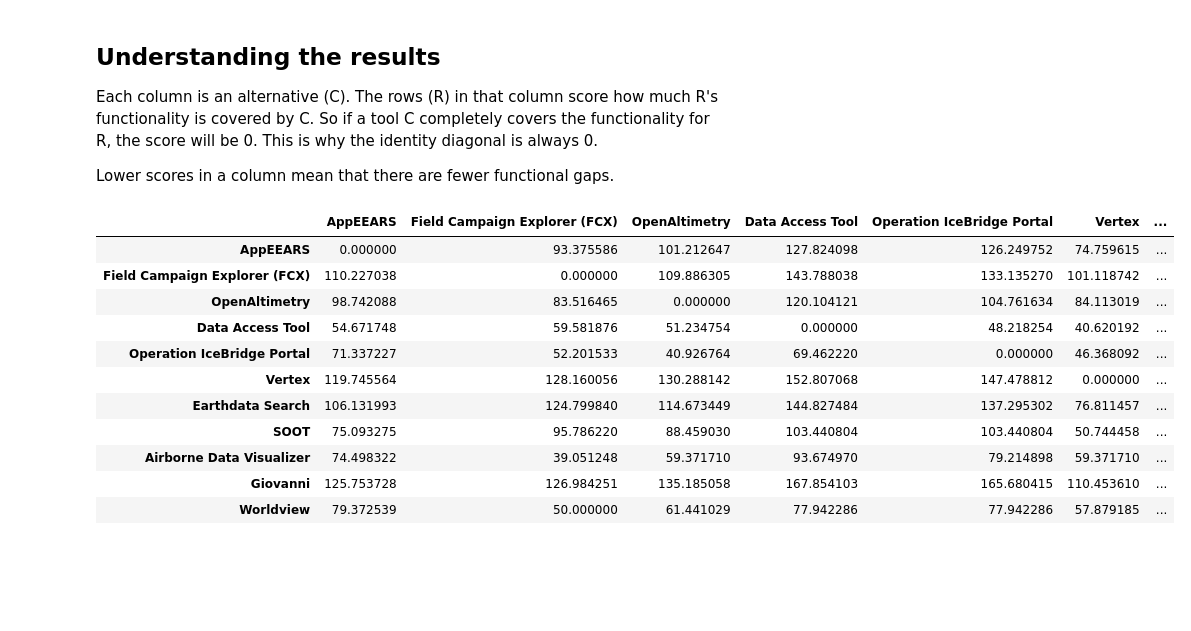
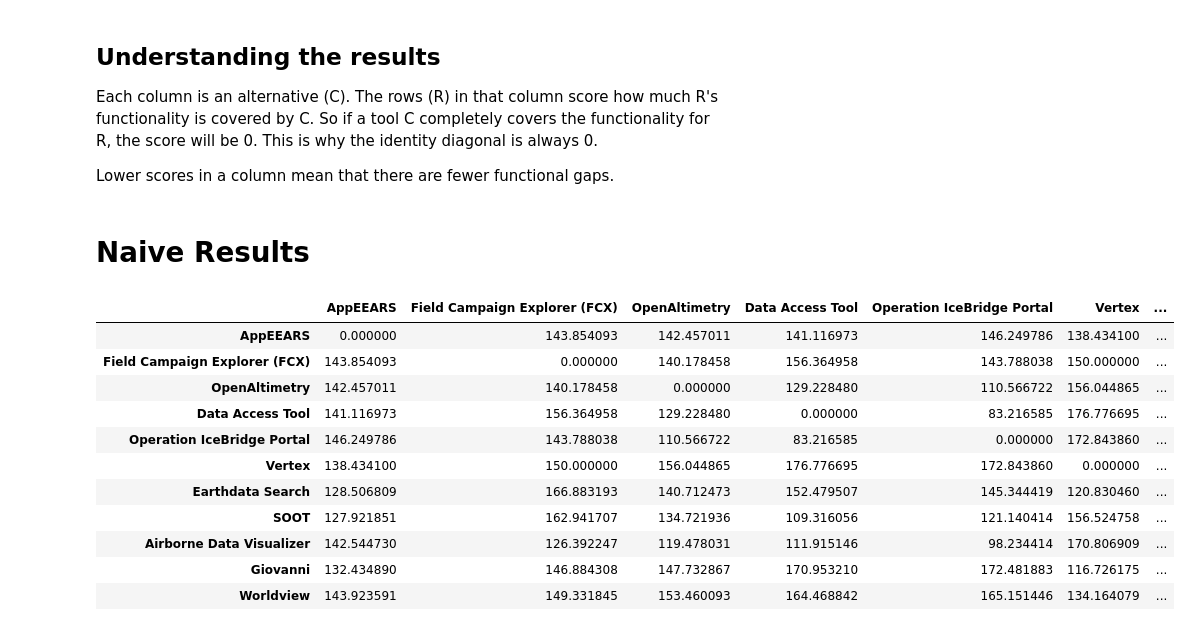
Before and after one commit to mike-gangl/convergence, a Jupyter notebook: Similarity.ipynb, the cells around one changed output. Drawn from its saved outputs; the diff is of its cells as text; code cells hidden in the pictures; blank space fills up the shorter version.

```diff
--- a/Similarity.ipynb
+++ b/Similarity.ipynb
@@ -53,17 +63,21 @@ Lower scores in a column mean that there are fewer functional gaps.
 
 # print(results)
 df = DataFrame(results, alternatives, alternatives)
-df
+df_naive = DataFrame(results_naive, alternatives, alternatives)
-# %% [output]
-|  | AppEEARS | Field Campaign Explorer (FCX) | OpenAltimetry | Data Access Tool | Operation IceBridge Portal | Vertex | ... |
-| AppEEARS | 0.000000 | 93.375586 | 101.212647 | 127.824098 | 126.249752 | 74.759615 | ... |
-| Field Campaign Explorer (FCX) | 110.227038 | 0.000000 | 109.886305 | 143.788038 | 133.135270 | 101.118742 | ... |
-| OpenAltimetry | 98.742088 | 83.516465 | 0.000000 | 120.104121 | 104.761634 | 84.113019 | ... |
-| Data Access Tool | 54.671748 | 59.581876 | 51.234754 | 0.000000 | 48.218254 | 40.620192 | ... |
-| Operation IceBridge Portal | 71.337227 | 52.201533 | 40.926764 | 69.462220 | 0.000000 | 46.368092 | ... |
-| Vertex | 119.745564 | 128.160056 | 130.288142 | 152.807068 | 147.478812 | 0.000000 | ... |
-| Earthdata Search | 106.131993 | 124.799840 | 114.673449 | 144.827484 | 137.295302 | 76.811457 | ... |
-| SOOT | 75.093275 | 95.786220 | 88.459030 | 103.440804 | 103.440804 | 50.744458 | ... |
-| Airborne Data Visualizer | 74.498322 | 39.051248 | 59.371710 | 93.674970 | 79.214898 | 59.371710 | ... |
-| Giovanni | 125.753728 | 126.984251 | 135.185058 | 167.854103 | 165.680415 | 110.453610 | ... |
-| Worldview | 79.372539 | 50.000000 | 61.441029 | 77.942286 | 77.942286 | 57.879185 | ... |
+# %% [markdown]
+# Naive Results
+# %%
+df_naive
+# %% [output]
+|  | AppEEARS | Field Campaign Explorer (FCX) | OpenAltimetry | Data Access Tool | Operation IceBridge Portal | Vertex | ... |
+| AppEEARS | 0.000000 | 143.854093 | 142.457011 | 141.116973 | 146.249786 | 138.434100 | ... |
+| Field Campaign Explorer (FCX) | 143.854093 | 0.000000 | 140.178458 | 156.364958 | 143.788038 | 150.000000 | ... |
+| OpenAltimetry | 142.457011 | 140.178458 | 0.000000 | 129.228480 | 110.566722 | 156.044865 | ... |
+| Data Access Tool | 141.116973 | 156.364958 | 129.228480 | 0.000000 | 83.216585 | 176.776695 | ... |
+| Operation IceBridge Portal | 146.249786 | 143.788038 | 110.566722 | 83.216585 | 0.000000 | 172.843860 | ... |
+| Vertex | 138.434100 | 150.000000 | 156.044865 | 176.776695 | 172.843860 | 0.000000 | ... |
+| Earthdata Search | 128.506809 | 166.883193 | 140.712473 | 152.479507 | 145.344419 | 120.830460 | ... |
+| SOOT | 127.921851 | 162.941707 | 134.721936 | 109.316056 | 121.140414 | 156.524758 | ... |
+| Airborne Data Visualizer | 142.544730 | 126.392247 | 119.478031 | 111.915146 | 98.234414 | 170.806909 | ... |
+| Giovanni | 132.434890 | 146.884308 | 147.732867 | 170.953210 | 172.481883 | 116.726175 | ... |
+| Worldview | 143.923591 | 149.331845 | 153.460093 | 164.468842 | 165.151446 | 134.164079 | ... |
```
Also changed, not shown: parts of 10 cells of this notebook, 1 other file.
